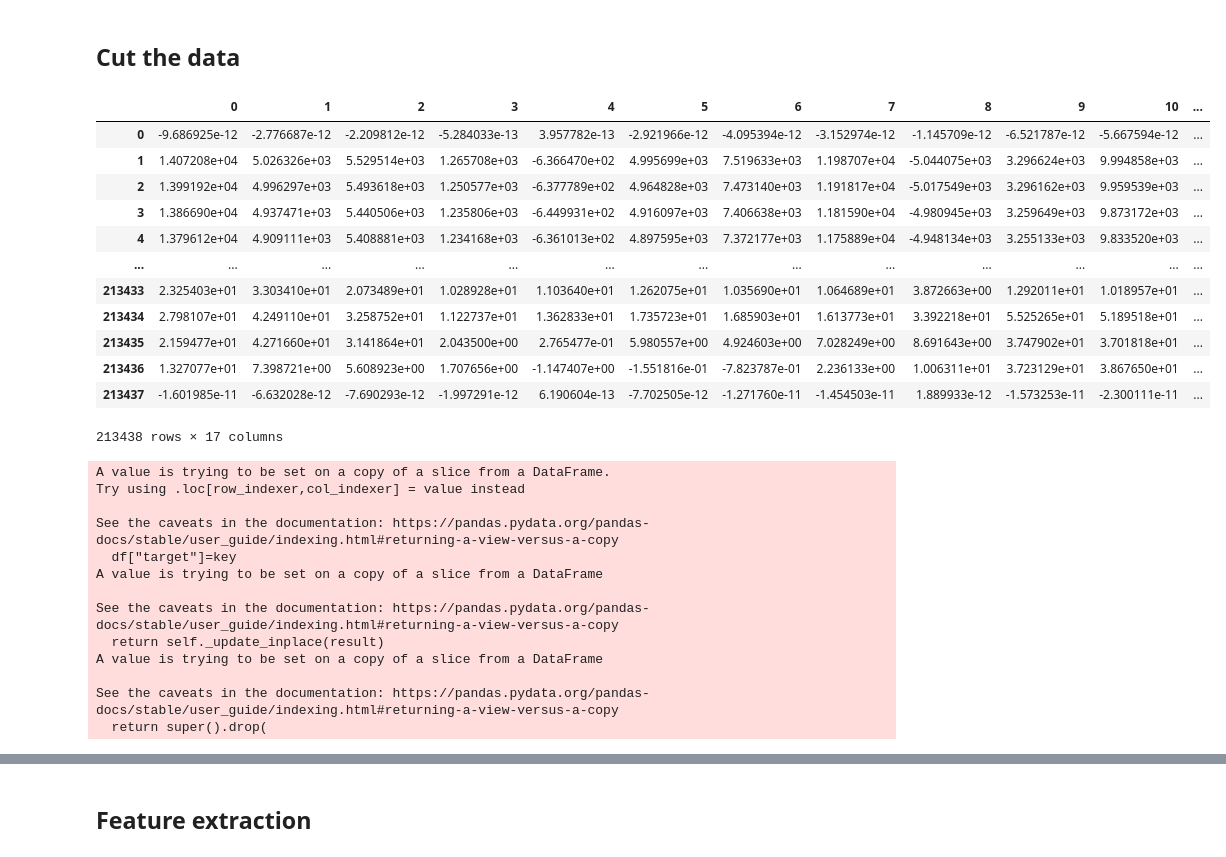
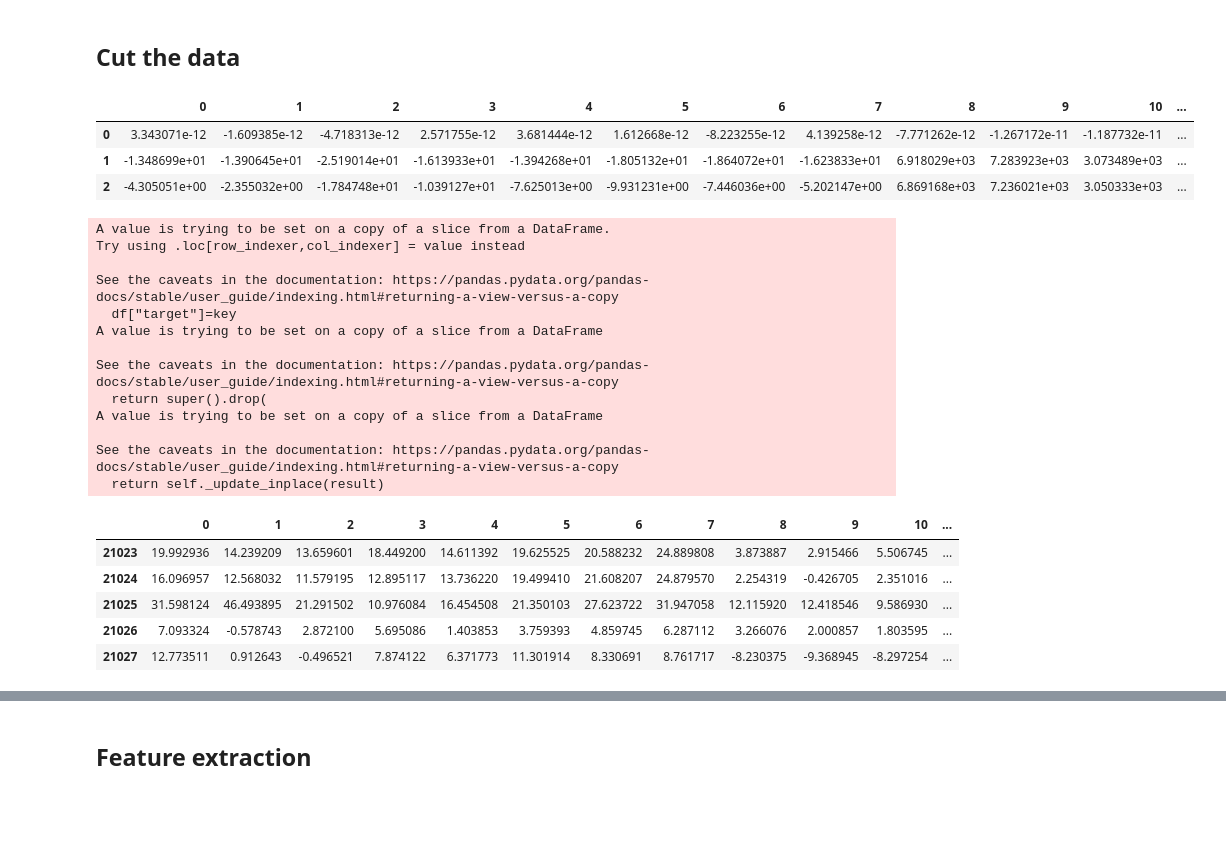
Before and after one commit to davidvblumenthal/nourriture_cEEG, a Jupyter notebook: EEG-Preprocessing-Template.ipynb, the cells around one changed output, grey strips where cells are left out. Cells and saved outputs as stored; diff of their text form; code cells hidden in the pictures; blank space fills up the shorter version.

```diff
--- a/EEG-Preprocessing-Template.ipynb
+++ b/EEG-Preprocessing-Template.ipynb
@@ -31,4 +31,5 @@ eeg_list = ['time', 'L1', 'L2', 'L3', 'L4', 'L7', 'L8', 'L9', 'L10', 'R1', 'R2',
 #     for txt in folder.glob("*.txt")
 # ])
 # df
-df = pd.read_csv('eeg_data/Lukas.txt',header=[0],sep=',')
+df_lukas = pd.read_csv('eeg_data/Lukas.txt',header=[0],sep=',')
+df_david = pd.read_csv('eeg_data/David.txt', header=[0], sep=',')
@@ -64,3 +36,11 @@ Index(['Sample Index', ' EXG Channel 0', ' EXG Channel 1', ' EXG Channel 2',
 # %%
-prepared_df = df[[' Timestamp', ' EXG Channel 0', ' EXG Channel 1', ' EXG Channel 2', ' EXG Channel 3', ' EXG Channel 4', ' EXG Channel 5', ' EXG Channel 6', ' EXG Channel 7', ' EXG Channel 8', ' EXG Channel 9', ' EXG Channel 10', ' EXG Channel 11', ' EXG Channel 12', ' EXG Channel 13', ' EXG Channel 14', ' EXG Channel 15']]
-eeg_df = prepared_df.set_axis(eeg_list, axis=1, inplace=False)
+#list with relevent columns
+rel_columns = [' Timestamp', ' EXG Channel 0', ' EXG Channel 1', ' EXG Channel 2', ' EXG Channel 3', ' EXG Channel 4',
+                ' EXG Channel 5', ' EXG Channel 6', ' EXG Channel 7', ' EXG Channel 8', ' EXG Channel 9', ' EXG Channel 10',
+                ' EXG Channel 11', ' EXG Channel 12', ' EXG Channel 13', ' EXG Channel 14', ' EXG Channel 15']
+#select relevent columns for both routines
+prepared_lukas = df_lukas[rel_columns]
+eeg_lukas = prepared_lukas.set_axis(eeg_list, axis=1, inplace=False)
+
+prepared_david = df_david[rel_columns]
+eeg_david = prepared_david.set_axis(eeg_list, axis=1, inplace=False)
@@ -93,9 +64,9 @@ eeg_df.plot(y="L3", x="time", alpha=0.5)
 # Load EEG data into MNE Python for preprocessing
 # Create MNE Python object
 fs = 125 # Sampling frequency of the OpenBCI recording
-ch_names = eeg_df.drop('time', axis=1).columns.values.tolist()
+ch_names = eeg_david.drop('time', axis=1).columns.values.tolist()
 info = mne.create_info(ch_names, fs, ch_types='eeg')
-raw = mne.io.RawArray(np.array(eeg_df.drop('time', axis = 1)).transpose(), info)
+raw = mne.io.RawArray(np.array(eeg_david.drop('time', axis = 1)).transpose(), info)
 
 # High-Pass Filter & Plot for visual inspection
 raw.copy().filter(l_freq = 1, h_freq = 62.49).plot(scalings=dict(eeg=100))
@@ -180,33 +146,25 @@ Interpolating 3 sensors
 # %%
 # Here you need to figure out now, how to extract the data per experiment condition/phase,
 # that you would like to extract features for;
 # Your goal is to get timestamps for when a part of the experiment started and when it ended.
 
 # Some information that you might need here
 # - You can use raw.get_data() to get to the cleaned signals and raw.times to get the now relative timestamps
 # - You can also combine raw.get_data() with your original timestamps that you have in the .txt file
-df1 = pd.DataFrame(raw.get_data())
-df1 = df1.transpose()
-df1[" Timestamp (Formatted)"] = df[" Timestamp (Formatted)"]
-df1
+temp_david = pd.DataFrame(raw.get_data())
+temp_david = temp_david.transpose()
+temp_david[" Timestamp (Formatted)"] = df_david[" Timestamp (Formatted)"]
+temp_david.head(3)
 # %% [output]
 |  | 0 | 1 | 2 | 3 | 4 | 5 | 6 | 7 | 8 | 9 | 10 | ... |
-| 0 | -9.686925e-12 | -2.776687e-12 | -2.209812e-12 | -5.284033e-13 | 3.957782e-13 | -2.921966e-12 | -4.095394e-12 | -3.152974e-12 | -1.145709e-12 | -6.521787e-12 | -5.667594e-12 | ... |
-| 1 | 1.407208e+04 | 5.026326e+03 | 5.529514e+03 | 1.265708e+03 | -6.366470e+02 | 4.995699e+03 | 7.519633e+03 | 1.198707e+04 | -5.044075e+03 | 3.296624e+03 | 9.994858e+03 | ... |
-| 2 | 1.399192e+04 | 4.996297e+03 | 5.493618e+03 | 1.250577e+03 | -6.377789e+02 | 4.964828e+03 | 7.473140e+03 | 1.191817e+04 | -5.017549e+03 | 3.296162e+03 | 9.959539e+03 | ... |
-| 3 | 1.386690e+04 | 4.937471e+03 | 5.440506e+03 | 1.235806e+03 | -6.449931e+02 | 4.916097e+03 | 7.406638e+03 | 1.181590e+04 | -4.980945e+03 | 3.259649e+03 | 9.873172e+03 | ... |
-| 4 | 1.379612e+04 | 4.909111e+03 | 5.408881e+03 | 1.234168e+03 | -6.361013e+02 | 4.897595e+03 | 7.372177e+03 | 1.175889e+04 | -4.948134e+03 | 3.255133e+03 | 9.833520e+03 | ... |
-| ... | ... | ... | ... | ... | ... | ... | ... | ... | ... | ... | ... | ... |
-| 213433 | 2.325403e+01 | 3.303410e+01 | 2.073489e+01 | 1.028928e+01 | 1.103640e+01 | 1.262075e+01 | 1.035690e+01 | 1.064689e+01 | 3.872663e+00 | 1.292011e+01 | 1.018957e+01 | ... |
-| 213434 | 2.798107e+01 | 4.249110e+01 | 3.258752e+01 | 1.122737e+01 | 1.362833e+01 | 1.735723e+01 | 1.685903e+01 | 1.613773e+01 | 3.392218e+01 | 5.525265e+01 | 5.189518e+01 | ... |
-| 213435 | 2.159477e+01 | 4.271660e+01 | 3.141864e+01 | 2.043500e+00 | 2.765477e-01 | 5.980557e+00 | 4.924603e+00 | 7.028249e+00 | 8.691643e+00 | 3.747902e+01 | 3.701818e+01 | ... |
-| 213436 | 1.327077e+01 | 7.398721e+00 | 5.608923e+00 | 1.707656e+00 | -1.147407e+00 | -1.551816e-01 | -7.823787e-01 | 2.236133e+00 | 1.006311e+01 | 3.723129e+01 | 3.867650e+01 | ... |
-| 213437 | -1.601985e-11 | -6.632028e-12 | -7.690293e-12 | -1.997291e-12 | 6.190604e-13 | -7.702505e-12 | -1.271760e-11 | -1.454503e-11 | 1.889933e-12 | -1.573253e-11 | -2.300111e-11 | ... |
+| 0 | 3.343071e-12 | -1.609385e-12 | -4.718313e-12 | 2.571755e-12 | 3.681444e-12 | 1.612668e-12 | -8.223255e-12 | 4.139258e-12 | -7.771262e-12 | -1.267172e-11 | -1.187732e-11 | ... |
+| 1 | -1.348699e+01 | -1.390645e+01 | -2.519014e+01 | -1.613933e+01 | -1.394268e+01 | -1.805132e+01 | -1.864072e+01 | -1.623833e+01 | 6.918029e+03 | 7.283923e+03 | 3.073489e+03 | ... |
+| 2 | -4.305051e+00 | -2.355032e+00 | -1.784748e+01 | -1.039127e+01 | -7.625013e+00 | -9.931231e+00 | -7.446036e+00 | -5.202147e+00 | 6.869168e+03 | 7.236021e+03 | 3.050333e+03 | ... |
-213438 rows × 17 columns
 # %%
+#extract the single activities from the full routine
 import slicing
 experiment_data = slicing.import_experiment_data()
-sensor_data = slicing.convert_timestamps(df1)
+sensor_data = slicing.convert_timestamps(temp_david)
 routines = slicing.get_routine_times(experiment_data)
 routines_data_dict = slicing.slice_data(routines, sensor_data)
 # %% [output]
@@ -218,8 +176,18 @@ See the caveats in the documentation: https://pandas.pydata.org/pandas-docs/stab
 A value is trying to be set on a copy of a slice from a DataFrame
 
 See the caveats in the documentation: https://pandas.pydata.org/pandas-docs/stable/user_guide/indexing.html#returning-a-view-versus-a-copy
-  return self._update_inplace(result)
+  return super().drop(
 A value is trying to be set on a copy of a slice from a DataFrame
 
 See the caveats in the documentation: https://pandas.pydata.org/pandas-docs/stable/user_guide/indexing.html#returning-a-view-versus-a-copy
-  return super().drop(
+  return self._update_inplace(result)
+# %%
+dkd = routines_data_dict["yawning"][40]
+dkd.head()
+# %% [output]
+|  | 0 | 1 | 2 | 3 | 4 | 5 | 6 | 7 | 8 | 9 | 10 | ... |
+| 21023 | 19.992936 | 14.239209 | 13.659601 | 18.449200 | 14.611392 | 19.625525 | 20.588232 | 24.889808 | 3.873887 | 2.915466 | 5.506745 | ... |
+| 21024 | 16.096957 | 12.568032 | 11.579195 | 12.895117 | 13.736220 | 19.499410 | 21.608207 | 24.879570 | 2.254319 | -0.426705 | 2.351016 | ... |
+| 21025 | 31.598124 | 46.493895 | 21.291502 | 10.976084 | 16.454508 | 21.350103 | 27.623722 | 31.947058 | 12.115920 | 12.418546 | 9.586930 | ... |
+| 21026 | 7.093324 | -0.578743 | 2.872100 | 5.695086 | 1.403853 | 3.759393 | 4.859745 | 6.287112 | 3.266076 | 2.000857 | 1.803595 | ... |
+| 21027 | 12.773511 | 0.912643 | -0.496521 | 7.874122 | 6.371773 | 11.301914 | 8.330691 | 8.761717 | -8.230375 | -9.368945 | -8.297254 | ... |
```
Also changed, not shown: parts of 12 cells of this notebook, 2 other files.
